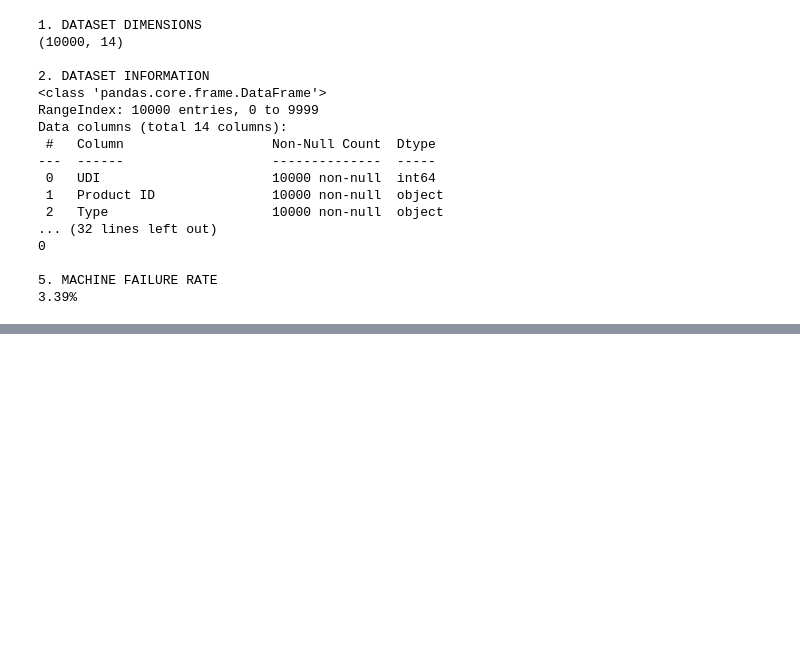
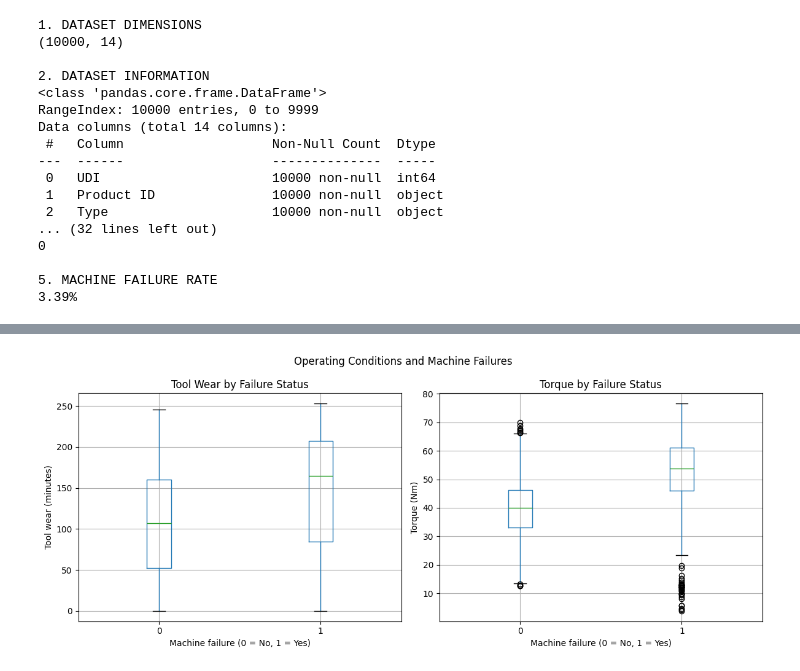
Before and after one commit to maranalyzes/manufacturing-performance-analytics, a Jupyter notebook: notebooks/01_exploratory_data_analysis.ipynb, the cells around one changed output, grey strips where cells are left out. Saved outputs shown, nothing was run; the diff lists cells and outputs as text; code cells hidden in the pictures; blank space fills up the shorter version.

```diff
--- a/notebooks/01_exploratory_data_analysis.ipynb
+++ b/notebooks/01_exploratory_data_analysis.ipynb
@@ -185,0 +311,29 @@ Data columns (total 14 columns):
+# %%
+
+# 5. Compare tool wear and torque distributions
+
+fig, axes = plt.subplots(1, 2, figsize=(12, 5))
+
+df.boxplot(
+    column="Tool wear [min]",
+    by="Machine failure",
+    ax=axes[0]
+)
+axes[0].set_title("Tool Wear by Failure Status")
+axes[0].set_xlabel("Machine failure (0 = No, 1 = Yes)")
+axes[0].set_ylabel("Tool wear (minutes)")
+
+df.boxplot(
+    column="Torque [Nm]",
+    by="Machine failure",
+    ax=axes[1]
+)
+axes[1].set_title("Torque by Failure Status")
+axes[1].set_xlabel("Machine failure (0 = No, 1 = Yes)")
+axes[1].set_ylabel("Torque (Nm)")
+
+plt.suptitle("Operating Conditions and Machine Failures")
+plt.tight_layout()
+plt.show()
+# %% [output]
+[figure, added]
```
Also changed, not shown: parts of 14 cells of this notebook.
